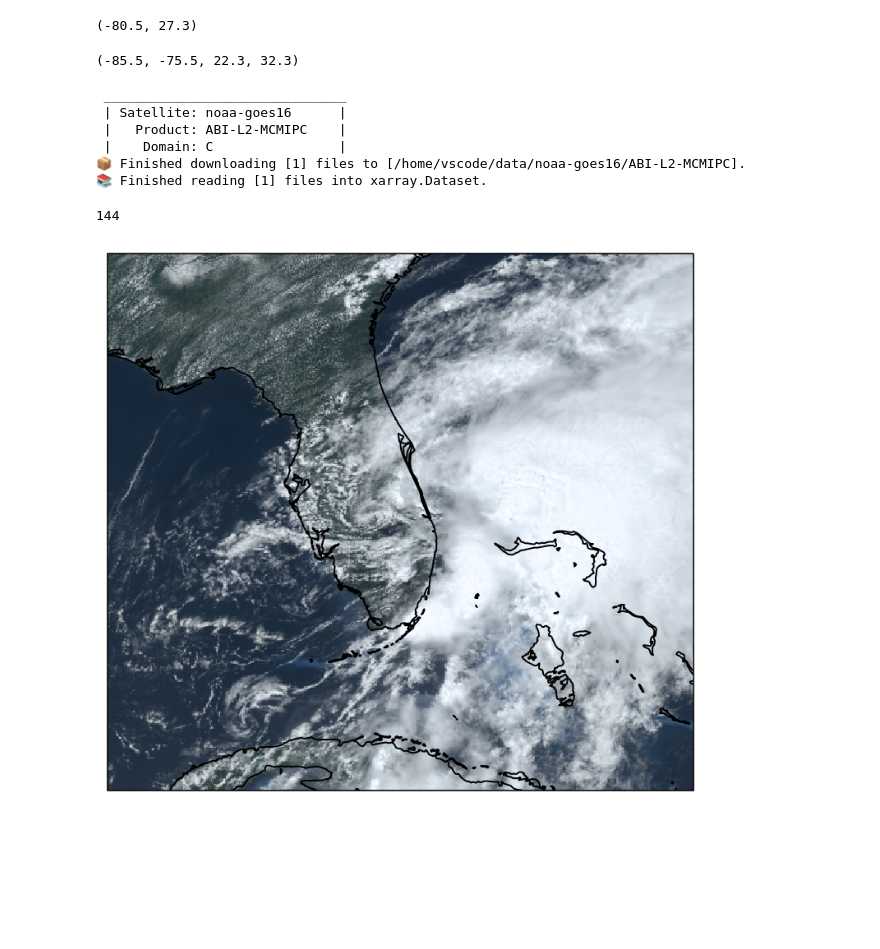
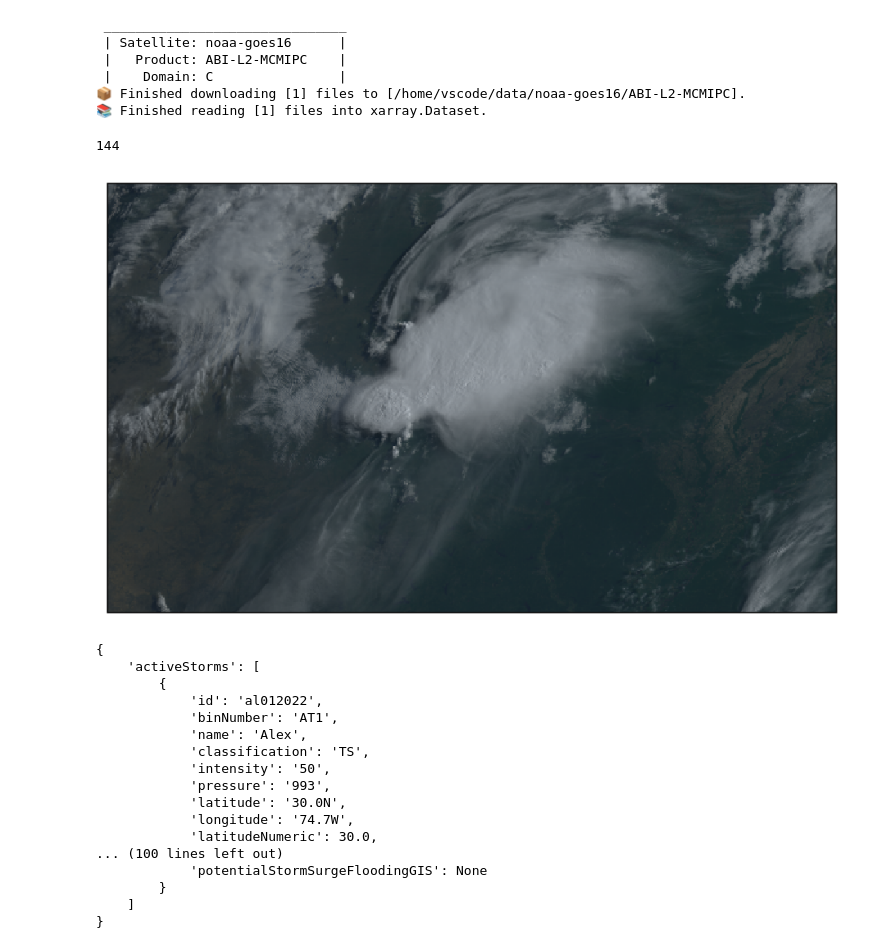
Before and after one commit to jasonwashburn/gifsat, a Jupyter notebook: test.ipynb, the cells around one changed output. Saved outputs shown, nothing was run; the diff lists cells and outputs as text; code cells hidden in the pictures; blank space fills up the shorter version.

```diff
--- a/test.ipynb
+++ b/test.ipynb
@@ -10,0 +18,7 @@ from rich import print, print_json
+# %%
+def make_centered_extent(lon, lat, width, height, offset=(0,0)):
+    x_min = lon - (width / 2) + offset[0]
+    x_max = lon + (width / 2) + offset[0]
+    y_min = lat - (height / 2) + offset[1]
+    y_max = lat + (height / 2) + offset[1]
+    return (x_min, x_max, y_min, y_max)
@@ -126,43 +128,43 @@ def get_storm_info():
-# %%
-
-storm_info = get_storm_info()['activeStorms'][0]
-storm_coords = (storm_info['longitudeNumeric'], storm_info['latitudeNumeric'])
-print(storm_coords)
-# %% [output]
-(-80.5, 27.3)
-# %%
-def make_centered_extent(lon, lat, width, height):
-    x_min = lon - (width / 2)
-    x_max = lon + (width / 2)
-    y_min = lat - (height / 2)
-    y_max = lat + (height / 2)
-    return (x_min, x_max, y_min, y_max)
-# %%
-make_centered_extent(lon=storm_coords[0], lat=storm_coords[1], width=10, height=10)
-# %% [output]
-(-85.5, -75.5, 22.3, 32.3)
 # %%
-from goes2go.data import goes_nearesttime
-
-G = goes_nearesttime(dt.datetime(2022, 6, 4, 18),
+G = goes_nearesttime(attime=dt.datetime.utcnow(),
                      satellite='goes16',
                      product='ABI',
                      return_as='xarray')
 
 # Make figure on Cartopy axes
 fig = plt.figure(figsize=(8,6), dpi=144)
 ax = plt.subplot(projection=G.rgb.crs )
 ax.imshow(G.rgb.NaturalColor(), **G.rgb.imshow_kwargs)
-ax.set_extent(make_centered_extent(lon=storm_coords[0], lat=storm_coords[1], width=10, height=10))
+ax.set_extent(make_centered_extent(lon=-96, lat=36, width=12, height=8, offset=(0,0)))
 
 ax.coastlines()
 print(fig.dpi)
 # %% [output]
  _______________________________
  | Satellite: noaa-goes16      |
  |   Product: ABI-L2-MCMIPC    |
  |    Domain: C                |
 📦 Finished downloading [1] files to [/home/vscode/data/noaa-goes16/ABI-L2-MCMIPC].
 📚 Finished reading [1] files into xarray.Dataset.
 144
-[figure, old version]
+[figure, new version]
+# %%
+print(get_storm_info())
+# %% [output]
+{
+    'activeStorms': [
+        {
+            'id': 'al012022',
+            'binNumber': 'AT1',
+            'name': 'Alex',
+            'classification': 'TS',
+            'intensity': '50',
+            'pressure': '993',
+            'latitude': '30.0N',
+            'longitude': '74.7W',
+            'latitudeNumeric': 30.0,
+... (100 lines left out)
+            'potentialStormSurgeFloodingGIS': None
+        }
+    ]
+}
```
Also changed, not shown: parts of 10 cells of this notebook.
